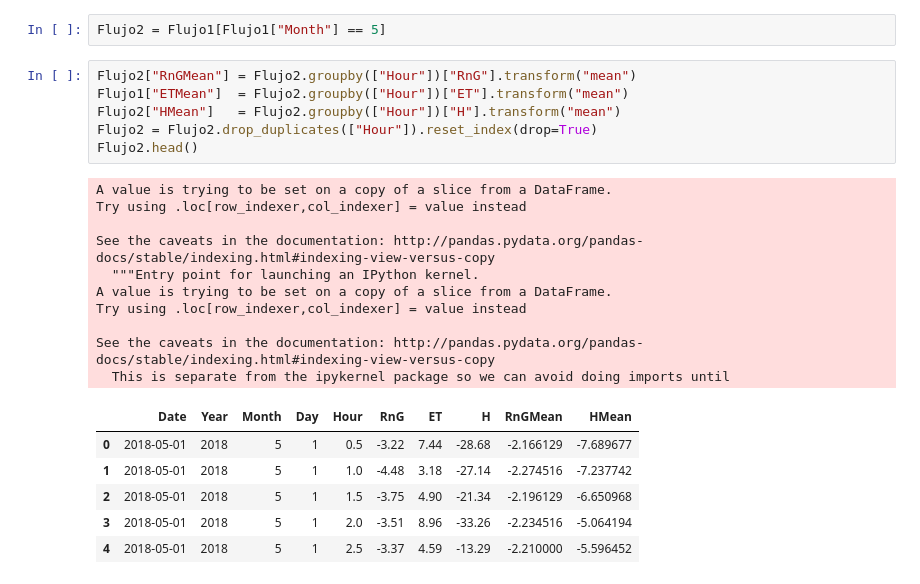
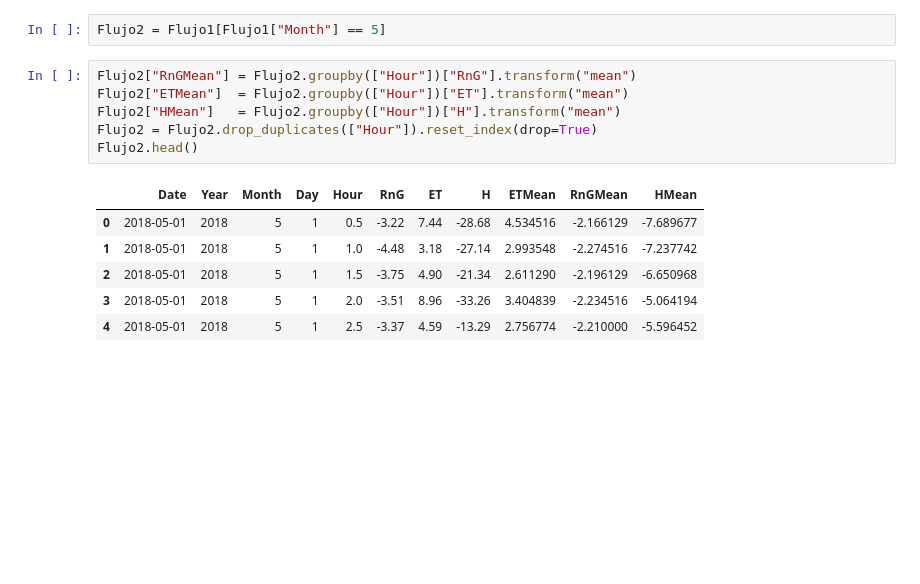
Before and after one commit to JoelA06/Tareas, a Jupyter notebook: SegundaEvaluacion/Evaluacion2.ipynb, the cells around one changed output. Cells and saved outputs as stored; diff of their text form; blank space fills up the shorter version.

```diff
--- a/SegundaEvaluacion/Evaluacion2.ipynb
+++ b/SegundaEvaluacion/Evaluacion2.ipynb
@@ -424,27 +424,17 @@ Flujo1.head()
 Flujo2 = Flujo1[Flujo1["Month"] == 5]
 # %%
 Flujo2["RnGMean"] = Flujo2.groupby(["Hour"])["RnG"].transform("mean")
-Flujo1["ETMean"]  = Flujo2.groupby(["Hour"])["ET"].transform("mean")
+Flujo2["ETMean"]  = Flujo2.groupby(["Hour"])["ET"].transform("mean")
 Flujo2["HMean"]   = Flujo2.groupby(["Hour"])["H"].transform("mean")
 Flujo2 = Flujo2.drop_duplicates(["Hour"]).reset_index(drop=True)
 Flujo2.head()
 # %% [output]
-A value is trying to be set on a copy of a slice from a DataFrame.
-Try using .loc[row_indexer,col_indexer] = value instead
-
-See the caveats in the documentation: http://pandas.pydata.org/pandas-docs/stable/indexing.html#indexing-view-versus-copy
-  """Entry point for launching an IPython kernel.
-A value is trying to be set on a copy of a slice from a DataFrame.
-Try using .loc[row_indexer,col_indexer] = value instead
-
-See the caveats in the documentation: http://pandas.pydata.org/pandas-docs/stable/indexing.html#indexing-view-versus-copy
-  This is separate from the ipykernel package so we can avoid doing imports until
-|  | Date | Year | Month | Day | Hour | RnG | ET | H | RnGMean | HMean |
-| 0 | 2018-05-01 | 2018 | 5 | 1 | 0.5 | -3.22 | 7.44 | -28.68 | -2.166129 | -7.689677 |
-| 1 | 2018-05-01 | 2018 | 5 | 1 | 1.0 | -4.48 | 3.18 | -27.14 | -2.274516 | -7.237742 |
-| 2 | 2018-05-01 | 2018 | 5 | 1 | 1.5 | -3.75 | 4.90 | -21.34 | -2.196129 | -6.650968 |
-| 3 | 2018-05-01 | 2018 | 5 | 1 | 2.0 | -3.51 | 8.96 | -33.26 | -2.234516 | -5.064194 |
-| 4 | 2018-05-01 | 2018 | 5 | 1 | 2.5 | -3.37 | 4.59 | -13.29 | -2.210000 | -5.596452 |
+|  | Date | Year | Month | Day | Hour | RnG | ET | H | ETMean | RnGMean | HMean |
+| 0 | 2018-05-01 | 2018 | 5 | 1 | 0.5 | -3.22 | 7.44 | -28.68 | 4.534516 | -2.166129 | -7.689677 |
+| 1 | 2018-05-01 | 2018 | 5 | 1 | 1.0 | -4.48 | 3.18 | -27.14 | 2.993548 | -2.274516 | -7.237742 |
+| 2 | 2018-05-01 | 2018 | 5 | 1 | 1.5 | -3.75 | 4.90 | -21.34 | 2.611290 | -2.196129 | -6.650968 |
+| 3 | 2018-05-01 | 2018 | 5 | 1 | 2.0 | -3.51 | 8.96 | -33.26 | 3.404839 | -2.234516 | -5.064194 |
+| 4 | 2018-05-01 | 2018 | 5 | 1 | 2.5 | -3.37 | 4.59 | -13.29 | 2.756774 | -2.210000 | -5.596452 |
 # %%
 plt.figure(figsize=(15,10))
 plt.plot(Flujo2.Hour, Flujo2.RnGMean)
```
Also changed, not shown: parts of 1 cell of this notebook, 2 other files.
